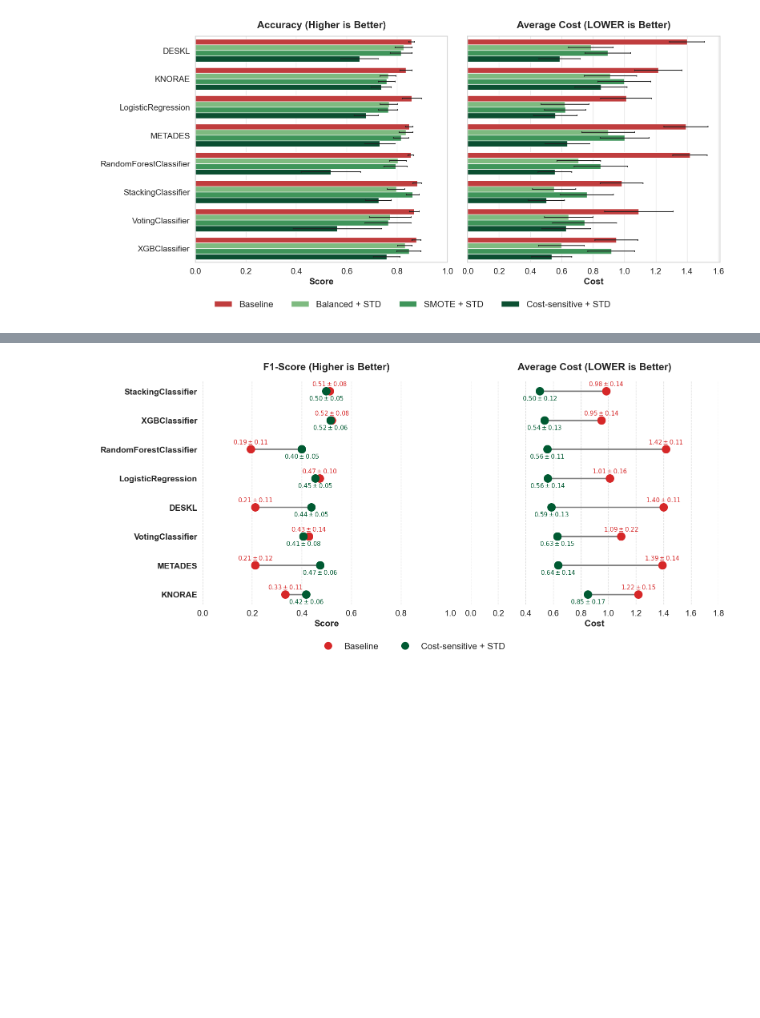
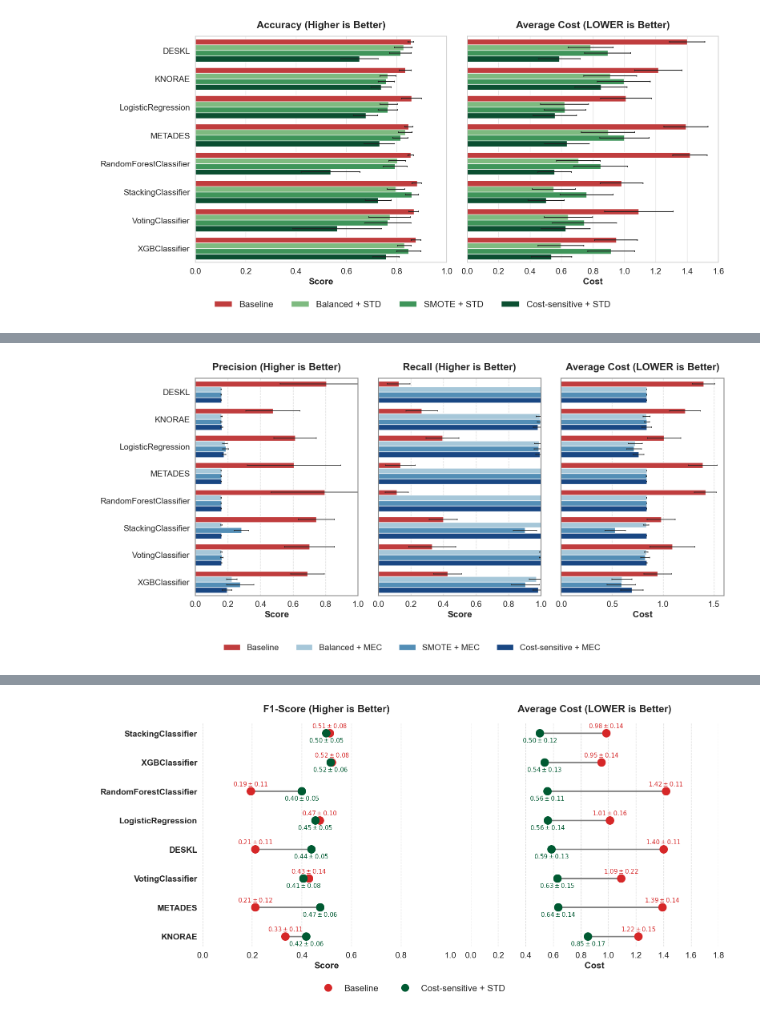
Before and after one commit to LeonardoSaccotelli/Cost-Sensitive-Learning-For-Myocardial-Infarction-Mortality-Prediction, a Jupyter notebook: notebooks/5.3-ls-EV-experimental_schemas_comparison_presentation.ipynb, the cells around one changed output, grey strips where cells are left out. Cells and saved outputs as stored; diff of their text form; code cells hidden in the pictures; blank space fills up the shorter version.

```diff
--- a/notebooks/5.3-ls-EV-experimental_schemas_comparison_presentation.ipynb
+++ b/notebooks/5.3-ls-EV-experimental_schemas_comparison_presentation.ipynb
@@ -330,0 +432,94 @@ plt.show()
+# %%
+# Select the experiment to compare
+experiments_mapping_all = {
+    "baseline__standard": "Baseline",
+    "csl_balanced__mec_fp1_fn10": "Balanced + MEC",
+    "smote_auto__mec_fp1_fn10": "SMOTE + MEC",
+    "csl_fp1_fn10__mec_fp1_fn10": "Cost-sensitive + MEC"
+}
+
+# Filter and sort the dataframe
+df_slide2 = generalization_df[generalization_df["experiment_name"].isin(experiments_mapping_all.keys())].copy()
+df_slide2["experiment_name"] = pd.Categorical(
+    df_slide2["experiment_name"].map(experiments_mapping_all),
+    categories=list(experiments_mapping_all.values()),
+    ordered=True
+)
+
+# Set the style
+sns.set_theme(style="whitegrid")
+plt.rcParams.update({
+    "font.size": 14,
+    "axes.labelsize": 16,
+    "axes.titlesize": 18,
+    "xtick.labelsize": 15,
+    "ytick.labelsize": 15
+})
+
+fig, axes = plt.subplots(nrows=1, ncols=3, figsize=(16, 8), sharey=True)
+
+# Fix the metrics
+metrics = ["precision", "recall", "average_cost"]
+titles = [
+    "Precision (Higher is Better)",
+    "Recall (Higher is Better)",
+    "Average Cost (LOWER is Better)"
+]
+
+# Fix the palette
+# d62728: Red           -> baseline
+# 9ecae1: Light Blue    -> balanced + MEC
+# 4292c6: Medium Blue   -> SMOTE + MEC
+# 084594: Dark Blue     -> Cost Sens + MEC
+colors_all = [
+    "#d62728",
+    "#9ecae1", "#4292c6", "#084594"
+]
+
+for i, metric in enumerate(metrics):
+    sns.barplot(
+        data=df_slide2,
+        x=metric,
+        y="model_no_alias",
+        hue="experiment_name",
+        ax=axes[i],
+        palette=colors_all,
+        errorbar="sd",
+        capsize=0.08,
+        err_kws={"linewidth": 1.2, "color": "#212121"}
+    )
+
+    axes[i].set_title(titles[i], fontweight="bold", pad=15)
+    axes[i].set_xlabel("Score" if metric in ["precision", "recall"] else "Cost", fontweight="bold")
+    axes[i].set_ylabel('')
+
+    for spine in axes[i].spines.values():
+        spine.set_visible(True)
+        spine.set_color('#888888')
+        spine.set_linewidth(1.5)
+
+    axes[i].yaxis.grid(False)
+    axes[i].xaxis.grid(True, linestyle='--', alpha=0.7)
+
+    if metric in ["precision", "recall"]:
+        axes[i].set_xlim(0, 1.0)
+    elif metric == "average_cost":
+        axes[i].set_xlim(0, 1.6)
+
+    if axes[i].get_legend() is not None:
+        axes[i].get_legend().remove()
+
+plt.tight_layout(rect=[0, 0.15, 1, 1])
+
+handles, labels = axes[0].get_legend_handles_labels()
+fig.legend(handles, labels,
+           loc="lower center",
+           ncol=4,
+           fontsize=15,
+           frameon=False,
+           bbox_to_anchor=(0.5, 0.05))
+
+plt.savefig(f"{FIGURES_EXP_SCHEMA_COMPARISON_PRESENTATION_DIR}/slide2_baseline_mec_settings_precision_recall_average_cost.png", dpi=300, bbox_inches="tight")
+plt.show()
+# %% [output]
+[figure, added]
```
Also changed, not shown: parts of 12 cells of this notebook.
